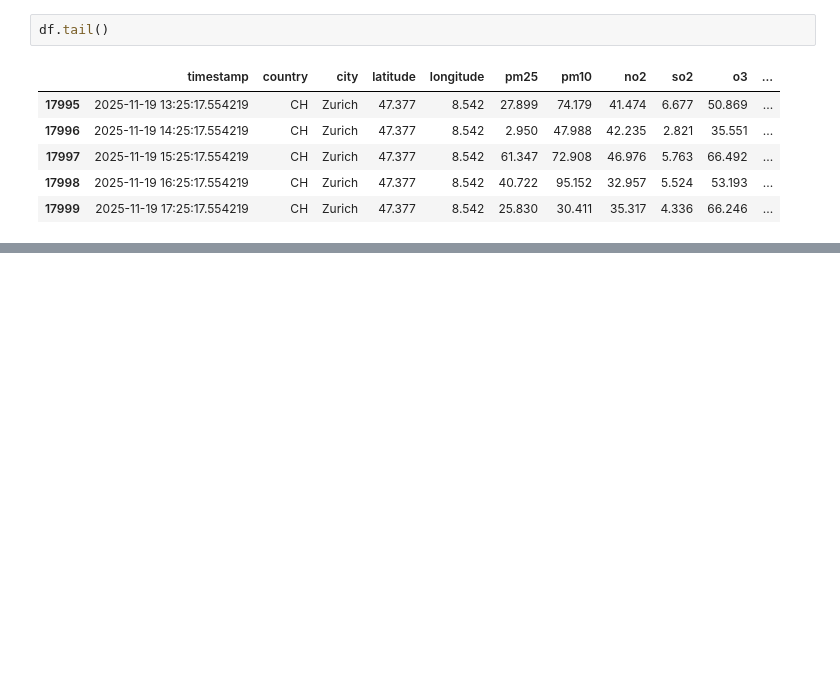
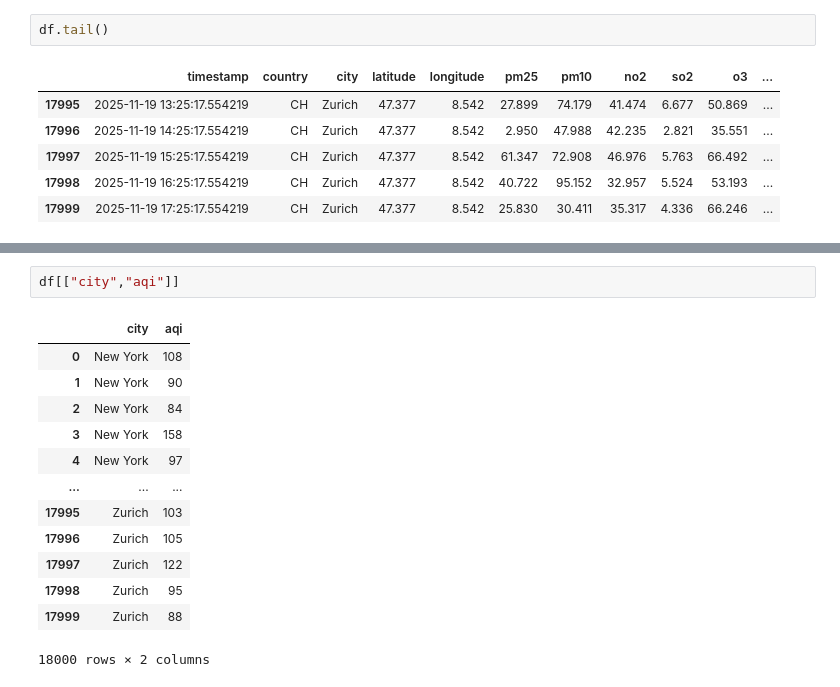
Before and after one commit to Turab031/pandas, a Jupyter notebook: air.ipynb, the cells around one changed output, grey strips where cells are left out. Drawn from its saved outputs; the diff is of its cells as text; blank space fills up the shorter version.

```diff
--- a/air.ipynb
+++ b/air.ipynb
@@ -48,3 +48,19 @@ df.describe()
 | 50% | 29.232000 | 42.146000 | 40.286500 | 69.961000 | 32.019500 | 6.026000 | 48.142000 | 0.800500 | 103.000000 | 21.455500 | ... |
 | 75% | 41.008000 | 103.820000 | 52.436250 | 87.256500 | 41.364250 | 7.715250 | 58.258500 | 0.969000 | 121.000000 | 29.688250 | ... |
 | max | 60.170000 | 174.763000 | 115.683000 | 161.810000 | 90.019000 | 16.559000 | 103.016000 | 1.832000 | 231.000000 | 37.998000 | ... |
+# %%
+df[["city","aqi"]]
+# %% [output]
+|  | city | aqi |
+| 0 | New York | 108 |
+| 1 | New York | 90 |
+| 2 | New York | 84 |
+| 3 | New York | 158 |
+| 4 | New York | 97 |
+| ... | ... | ... |
+| 17995 | Zurich | 103 |
+| 17996 | Zurich | 105 |
+| 17997 | Zurich | 122 |
+| 17998 | Zurich | 95 |
+| 17999 | Zurich | 88 |
+18000 rows × 2 columns
```
Also changed, not shown: parts of 6 cells of this notebook, 4 other files.
